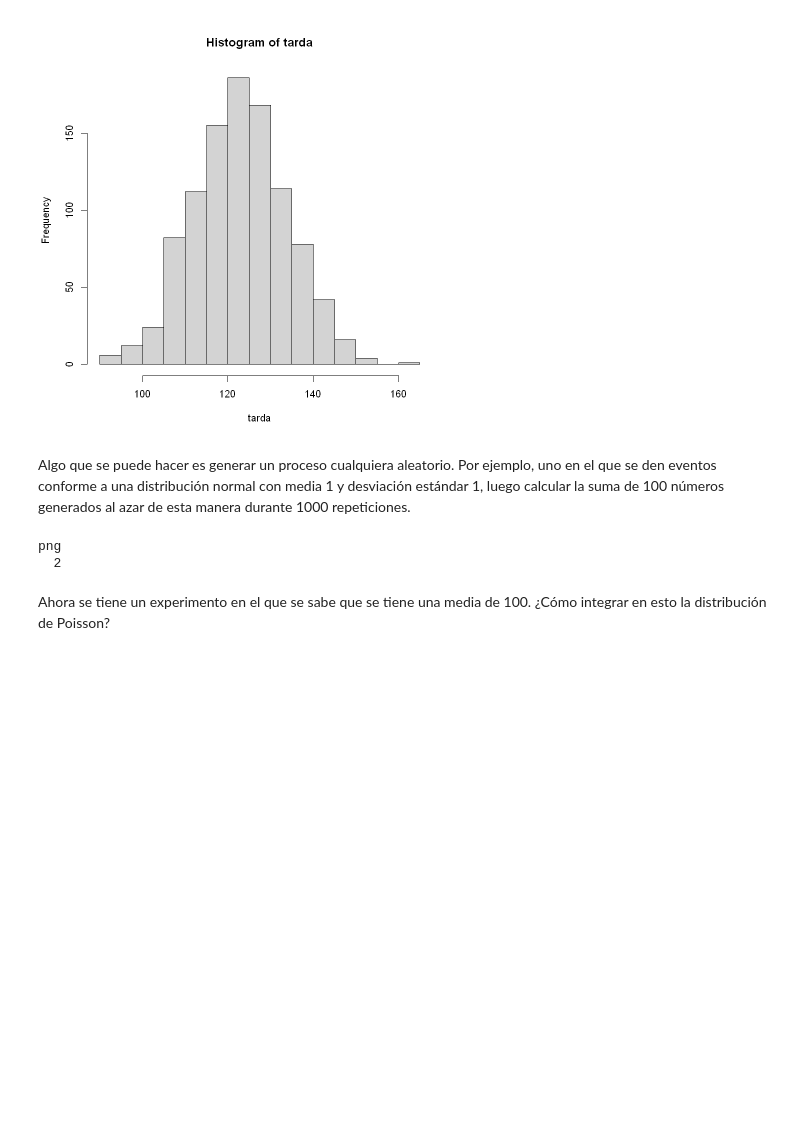
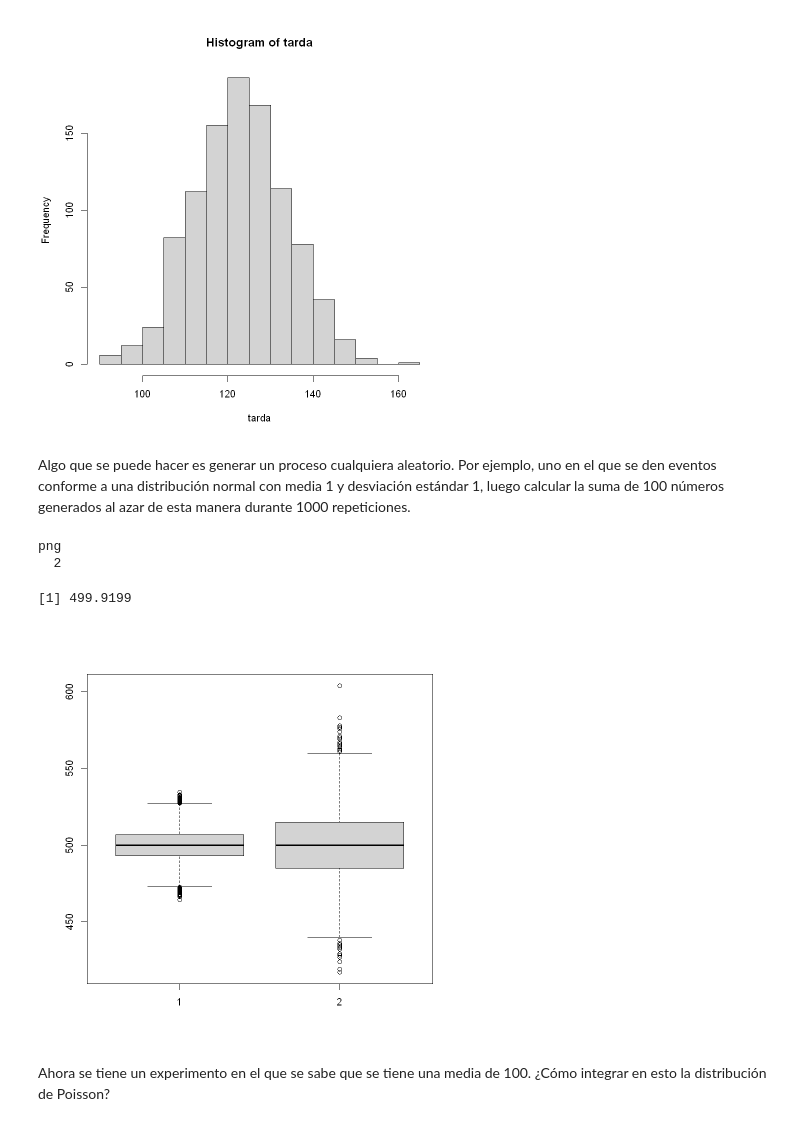
Before and after one commit to albertobenavides/probabilidad, a Jupyter notebook: tema4/tarea.ipynb, the cells around one changed output. Drawn from its saved outputs; the diff is of its cells as text; code cells hidden in the pictures; blank space fills up the shorter version.

Commit message:
Agregada comparación por boxplot

```diff
--- a/tema4/tarea.ipynb
+++ b/tema4/tarea.ipynb
@@ -109,9 +109,23 @@ for (n in 1:N){
 pdf('norm.pdf')
 hist(res, xlab = "Sumas de 100 números aleatorios", ylab="Frecuencia", main=NULL, cex.lab=1.5, cex.axis=1.5)
 dev.off()
+mean(res)
 # %% [output]
 png
   2
+[1] 499.9199
+# %%
+N = 10000
+mu = 100
+res = c()
+for (n in 1:N){
+    suma = sum(rnorm(100, 5, 1))
+    res = c(res, suma)
+}
+
+boxplot(res, rpois(N, mu * 5))
+# %% [output]
+[figure, added]
 # %% [markdown]
 Ahora se tiene un experimento en el que se sabe que se tiene una media de 100. ¿Cómo integrar en esto la distribución de Poisson?
 # %%
```
Also changed, not shown: parts of 7 cells of this notebook, 7 other files.
